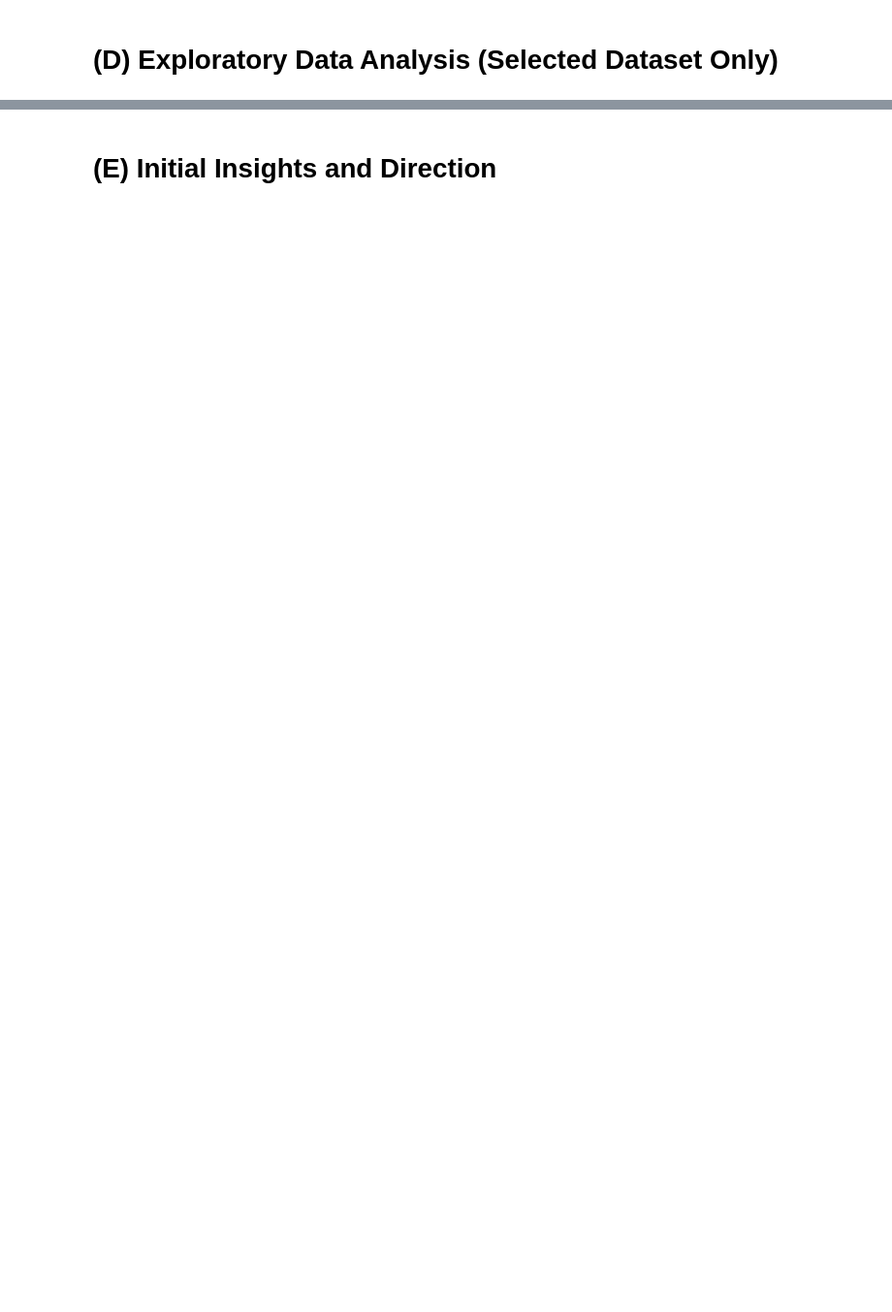
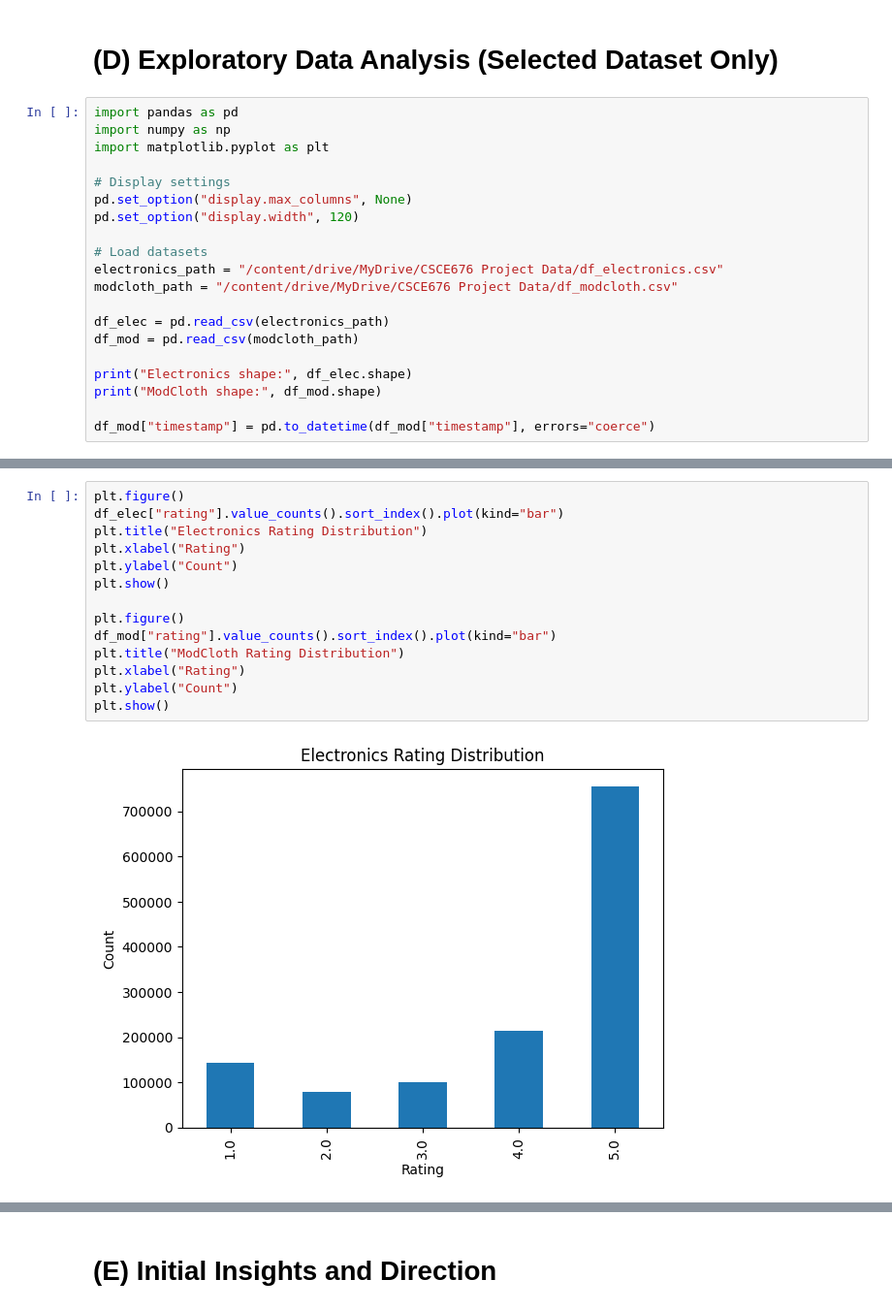
Before and after one commit to lejonathan24/CSCE676-Project, a Jupyter notebook: 129002924_Project.ipynb, the cells around one changed output, grey strips where cells are left out. Shown at 97% size. Cells and saved outputs as stored; diff of their text form; blank space fills up the shorter version.

```diff
--- a/129002924_Project.ipynb
+++ b/129002924_Project.ipynb
@@ -53,2 +74,22 @@ https://arxiv.org/abs/2411.05060
 # %% [markdown]
 # **(D) Exploratory Data Analysis (Selected Dataset Only)**
+# %%
+import pandas as pd
+import numpy as np
+import matplotlib.pyplot as plt
+
+# Display settings
+pd.set_option("display.max_columns", None)
+pd.set_option("display.width", 120)
+
+# Load datasets
+electronics_path = "/content/drive/MyDrive/CSCE676 Project Data/df_electronics.csv"
+modcloth_path = "/content/drive/MyDrive/CSCE676 Project Data/df_modcloth.csv"
+
+df_elec = pd.read_csv(electronics_path)
+df_mod = pd.read_csv(modcloth_path)
+
+print("Electronics shape:", df_elec.shape)
+print("ModCloth shape:", df_mod.shape)
+
+df_mod["timestamp"] = pd.to_datetime(df_mod["timestamp"], errors="coerce")
@@ -54,0 +156,16 @@ https://arxiv.org/abs/2411.05060
+# %%
+plt.figure()
+df_elec["rating"].value_counts().sort_index().plot(kind="bar")
+plt.title("Electronics Rating Distribution")
+plt.xlabel("Rating")
+plt.ylabel("Count")
+plt.show()
+
+plt.figure()
+df_mod["rating"].value_counts().sort_index().plot(kind="bar")
+plt.title("ModCloth Rating Distribution")
+plt.xlabel("Rating")
+plt.ylabel("Count")
+plt.show()
+# %% [output]
+[figure, added]
```
Also changed, not shown: parts of 29 cells of this notebook.
